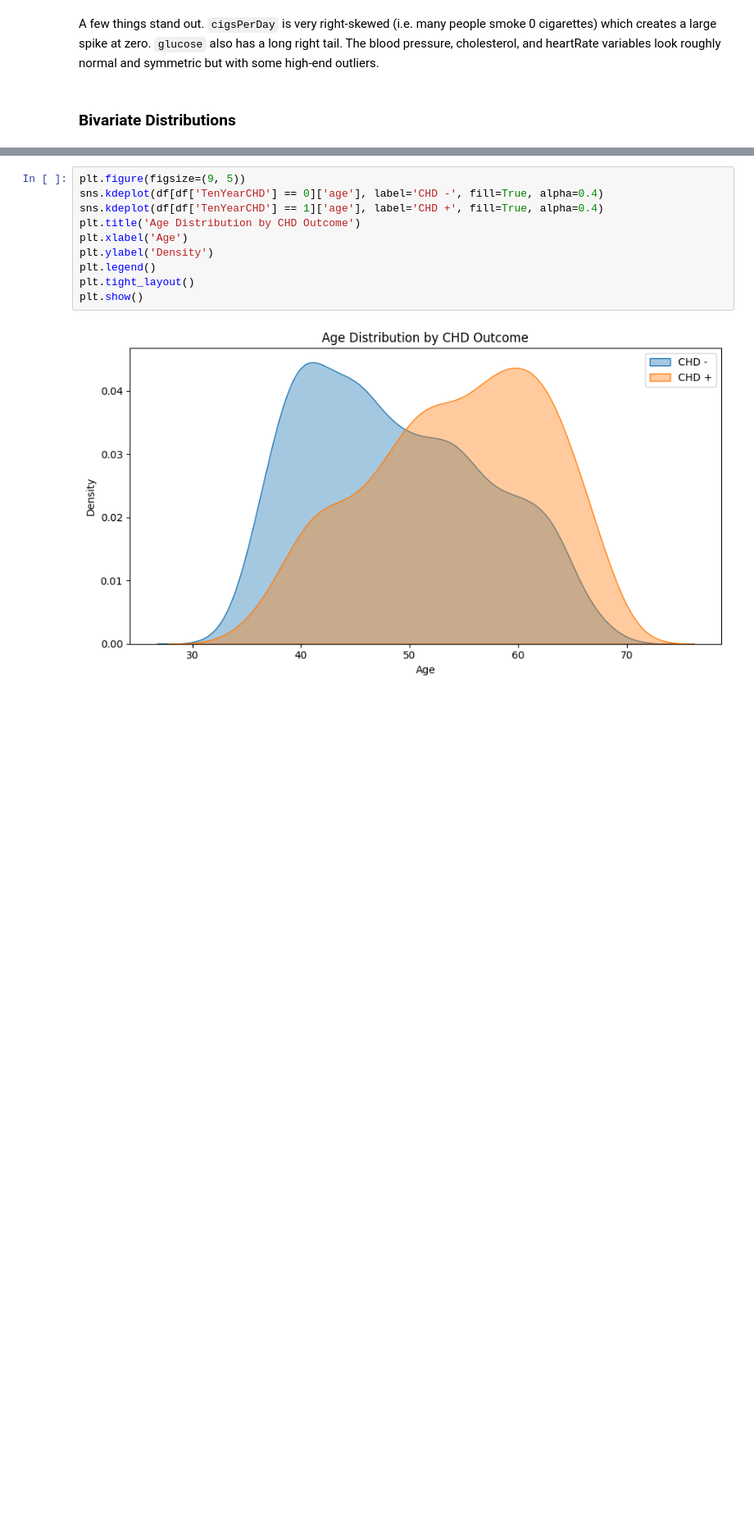
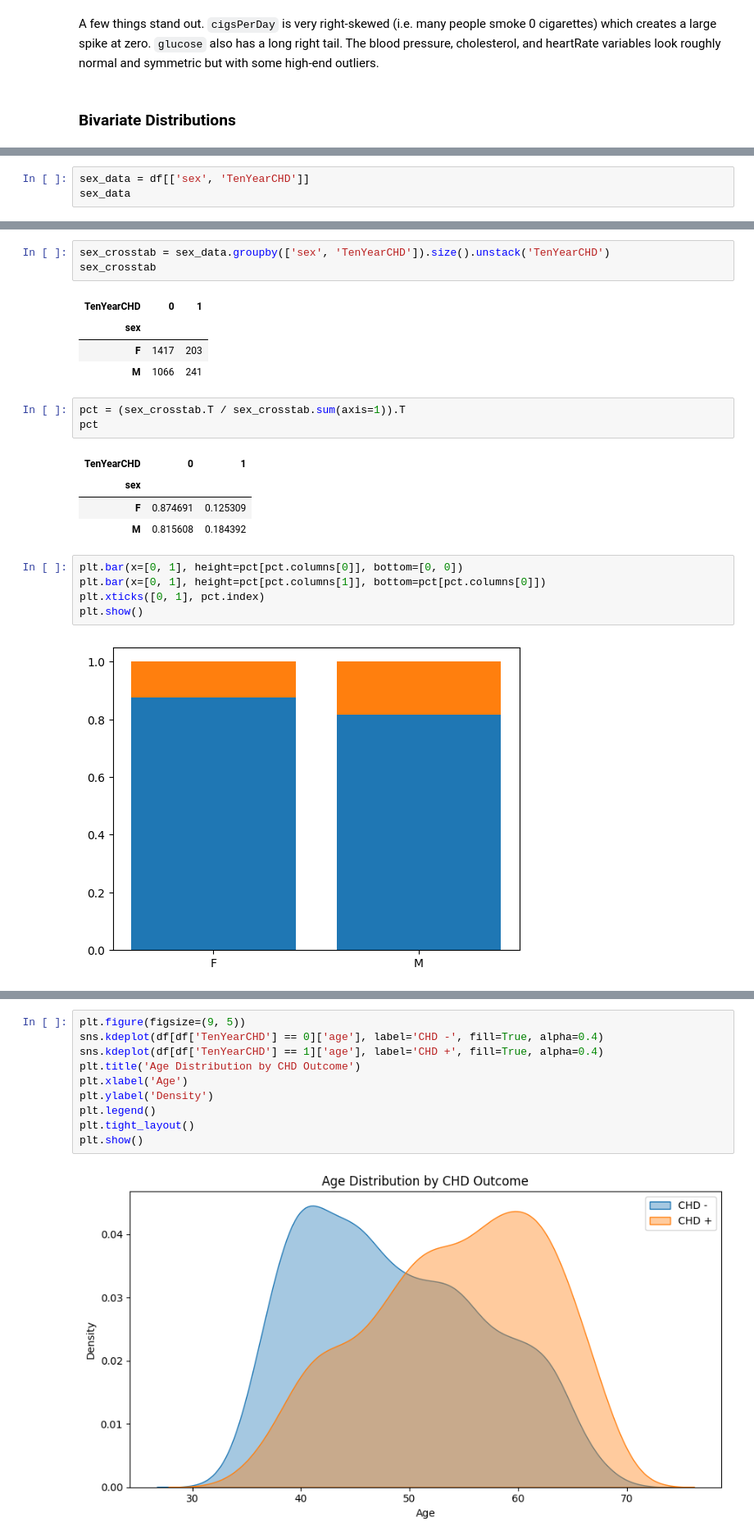
Before and after one commit to mtfattahpour/chd-prediction, a Jupyter notebook: notebooks/eda.ipynb, the cells around one changed output, grey strips where cells are left out. Shown: that part at 82% size. Saved outputs shown, nothing was run; the diff lists cells and outputs as text; blank space fills up the shorter version.

```diff
--- a/notebooks/eda.ipynb
+++ b/notebooks/eda.ipynb
@@ -210,0 +232,3 @@ A few things stand out. `cigsPerDay` is very right-skewed (i.e. many people smok
+# %%
+sex_data = df[['sex', 'TenYearCHD']]
+sex_data
@@ -210,0 +250,23 @@ A few things stand out. `cigsPerDay` is very right-skewed (i.e. many people smok
+# %%
+sex_crosstab = sex_data.groupby(['sex', 'TenYearCHD']).size().unstack('TenYearCHD')
+sex_crosstab
+# %% [output]
+| TenYearCHD | 0 | 1 |
+| sex |  |  |
+| F | 1417 | 203 |
+| M | 1066 | 241 |
+# %%
+pct = (sex_crosstab.T / sex_crosstab.sum(axis=1)).T
+pct
+# %% [output]
+| TenYearCHD | 0 | 1 |
+| sex |  |  |
+| F | 0.874691 | 0.125309 |
+| M | 0.815608 | 0.184392 |
+# %%
+plt.bar(x=[0, 1], height=pct[pct.columns[0]], bottom=[0, 0])
+plt.bar(x=[0, 1], height=pct[pct.columns[1]], bottom=pct[pct.columns[0]])
+plt.xticks([0, 1], pct.index)
+plt.show()
+# %% [output]
+[figure, added]
```
Also changed, not shown: parts of 8 cells of this notebook.
